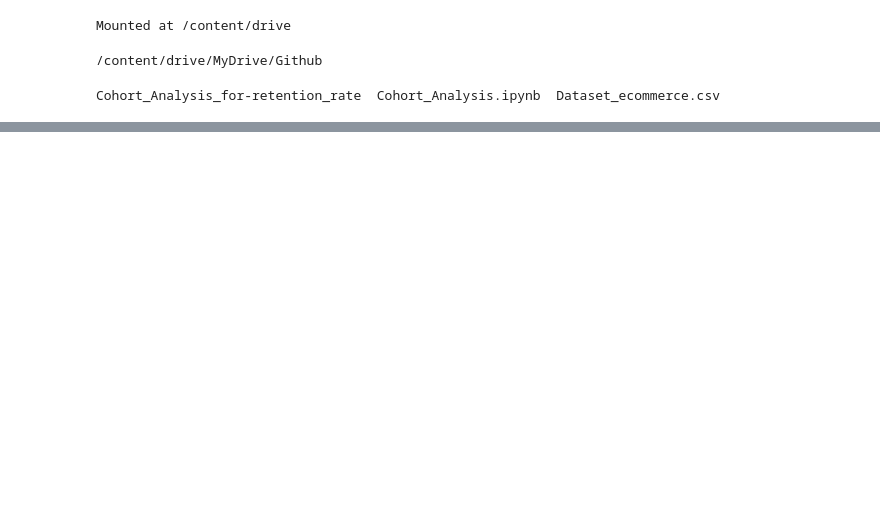
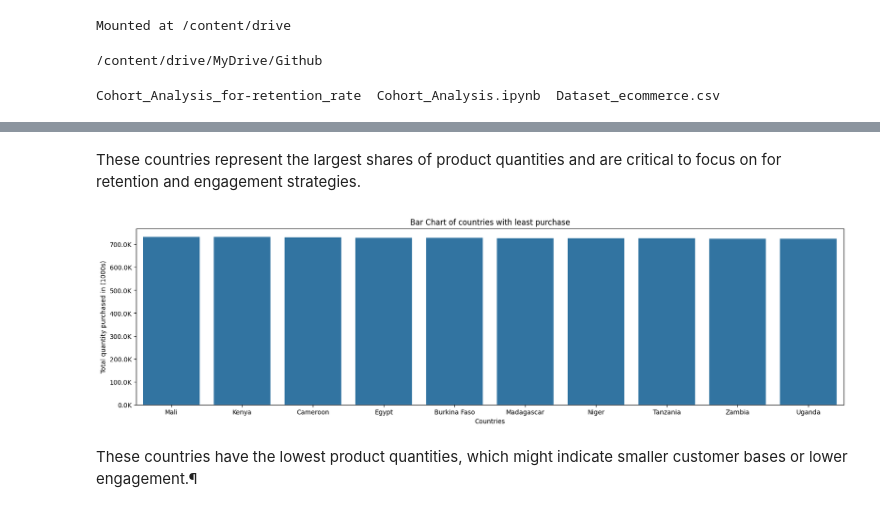
Before and after one commit to Kaothar2/Cohort_Analysis_for-retention_rate, a Jupyter notebook: Cohort_Analysis.ipynb, the cells around one changed output, grey strips where cells are left out. Drawn from its saved outputs; the diff is of its cells as text; code cells hidden in the pictures; blank space fills up the shorter version.

```diff
--- a/Cohort_Analysis.ipynb
+++ b/Cohort_Analysis.ipynb
@@ -20,0 +215,21 @@ from matplotlib.ticker import FuncFormatter
+# %% [markdown]
+These countries represent the largest shares of product quantities and are critical to focus on for retention and engagement strategies.
+# %%
+# Draw a plot of 10 countries with least number of quantity purchase
+least_10_countries = quantity_per_country.tail(10)
+
+# Create a bar chart from the selected data
+plt.figure(figsize=(20, 5))
+
+y_format = FuncFormatter(lambda x, _: f'{x / 1000:.1f}K')
+ax = sns.barplot(x='Country', y='Quantity', data= least_10_countries)
+ax.yaxis.set_major_formatter(y_format)
+
+plt.xlabel('Countries')
+plt.ylabel('Total quantity purchased in (1000s)')
+plt.title('Bar Chart of countries with least purchase')
+plt.show()
+# %% [output]
+[figure, added]
+# %% [markdown]
+These countries have the lowest product quantities, which might indicate smaller customer bases or lower engagement.¶
```
Also changed, not shown: parts of 19 cells of this notebook.
